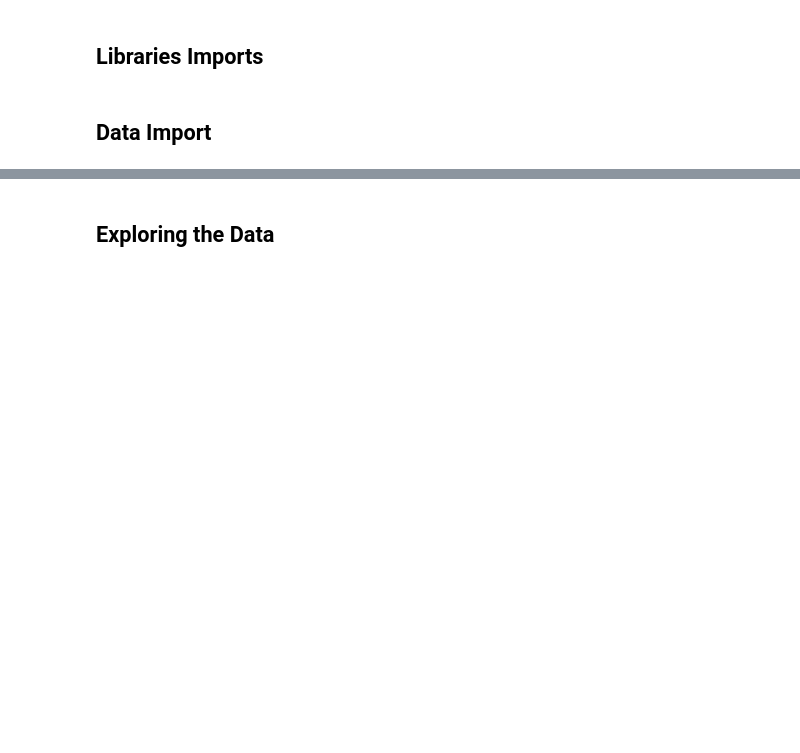
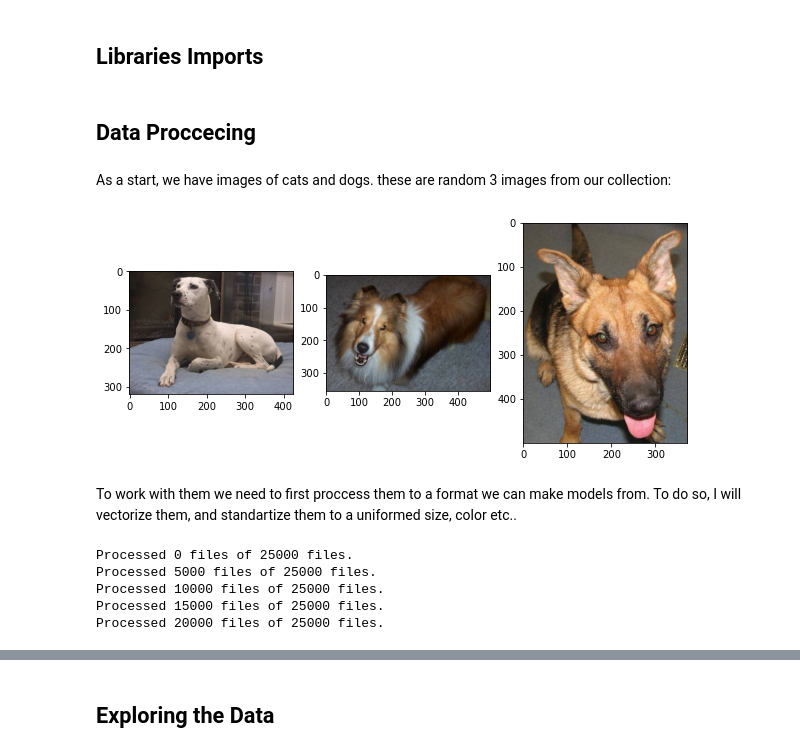
Before and after one commit to eelior/ds-sem-b-final-project, a Jupyter notebook: Dogs vs. Cats/Cats vs. Dogs.ipynb, the cells around one changed output, grey strips where cells are left out. Saved outputs shown, nothing was run; the diff lists cells and outputs as text; code cells hidden in the pictures; blank space fills up the shorter version.

Commit message:
process data and explore

```diff
--- a/Dogs vs. Cats/Cats vs. Dogs.ipynb
+++ b/Dogs vs. Cats/Cats vs. Dogs.ipynb
@@ -20,22 +22,19 @@ The training archive contains 25,000 images of dogs and cats. 12,500 pictures of
 import numpy as np
 import pandas as pd
 import matplotlib.pyplot as plt
+import os
+import random
 from sklearn.decomposition import PCA
+
+import cv2
+import seaborn as sns
 from sklearn.model_selection import train_test_split
-from sklearn.neighbors import KNeighborsClassifier
-from sklearn.tree import DecisionTreeClassifier
-from xgboost import XGBClassifier
-from sklearn.model_selection import train_test_split
-from sklearn.metrics import confusion_matrix
-from sklearn.metrics import classification_report
-import numpy as np
-import seaborn as sns
-from sklearn.ensemble import (
-    RandomForestClassifier,
-    AdaBoostClassifier,
-)
+from sklearn.metrics import accuracy_score
+from matplotlib.image import imread
 import warnings
 
 warnings.filterwarnings("ignore")
+
+path = "./data/train/"
 # %% [markdown]
-## Data Import
+## Data Proccecing
@@ -44,0 +41,39 @@ test_df = pd.read_csv("./fashion-mnist_test.csv")
+# %% [markdown]
+As a start, we have images of cats and dogs. these are random 3 images from our collection:
+# %%
+fig, (a1,a2,a3) = plt.subplots(1, 3, figsize = (10,10))
+
+for i in range(3):
+    random_filename = random.choice([
+        x for x in os.listdir(path)
+        if os.path.isfile(os.path.join(path, x))
+    ])
+    image=imread(path + random_filename)
+    globals()['a'+str(i + 1)].imshow(image)
+# %% [output]
+[figure, added]
+# %% [markdown]
+To work with them we need to first proccess them to a format we can make models from. To do so, I will vectorize them, and standartize them to a uniformed size, color etc..
+# %%
+# reading and adding the images and their labels into np arrays
+fileNames = os.listdir(path)
+filesLength = len(fileNames)
+
+isDogLabel = list()
+dataArray = np.ndarray((filesLength, 7500), dtype=np.uint8)
+for i, fileName in enumerate(fileNames):
+    img = cv2.imread(path + fileName)
+    resizedImg = cv2.resize(img, (50,50)) # resizing to a uniform size
+    if 'dog' in fileName: # labeling
+        isDogLabel.append(1)
+    else:
+        isDogLabel.append(0)
+    dataArray[i, :] = resizedImg.flatten()
+    if i % 5000 == 0 :
+      print("Processed {} files of {} files.".format(i, filesLength))
+# %% [output]
+Processed 0 files of 25000 files.
+Processed 5000 files of 25000 files.
+Processed 10000 files of 25000 files.
+Processed 15000 files of 25000 files.
+Processed 20000 files of 25000 files.
```
Also changed, not shown: parts of 25 cells of this notebook, 2 other files.
